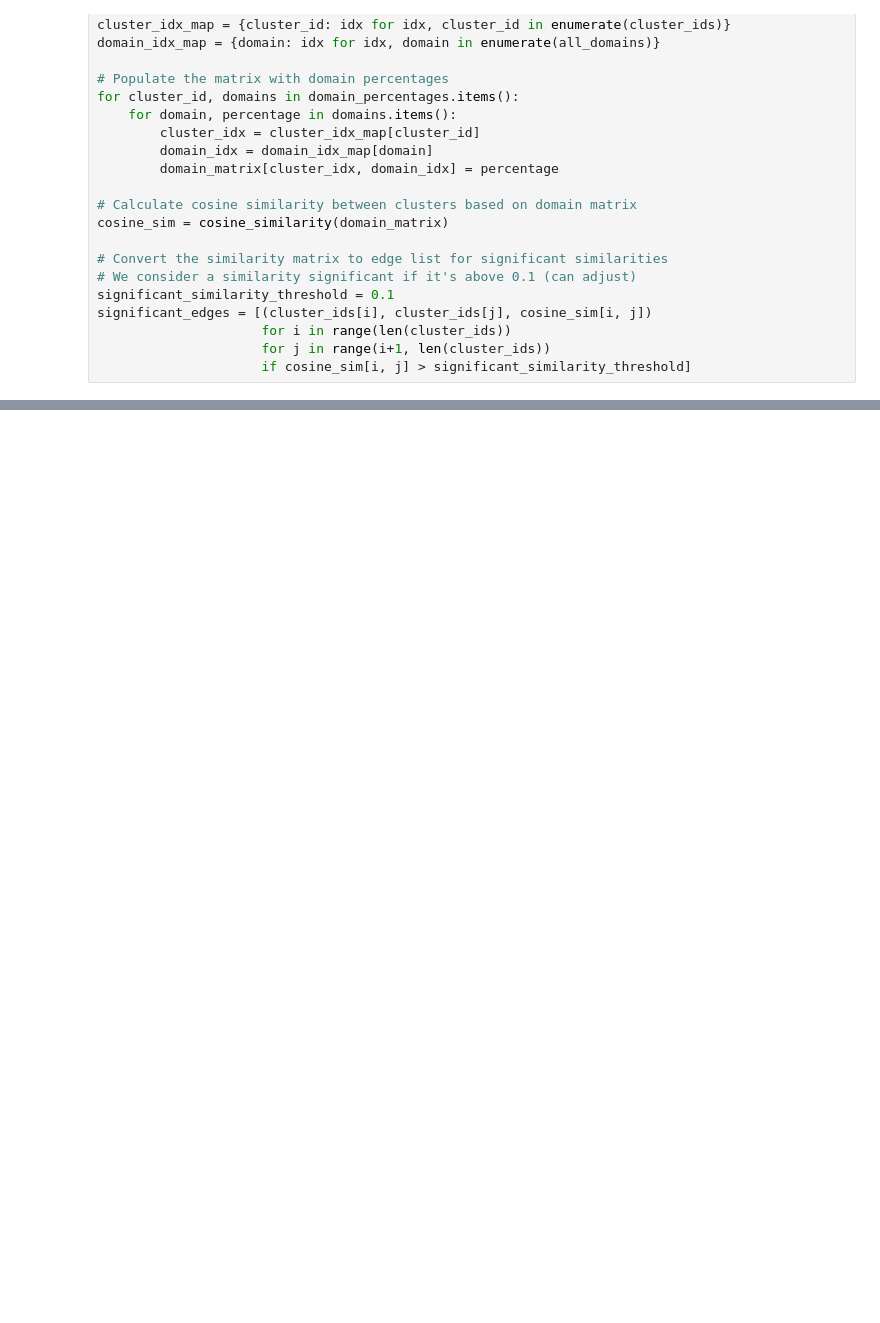
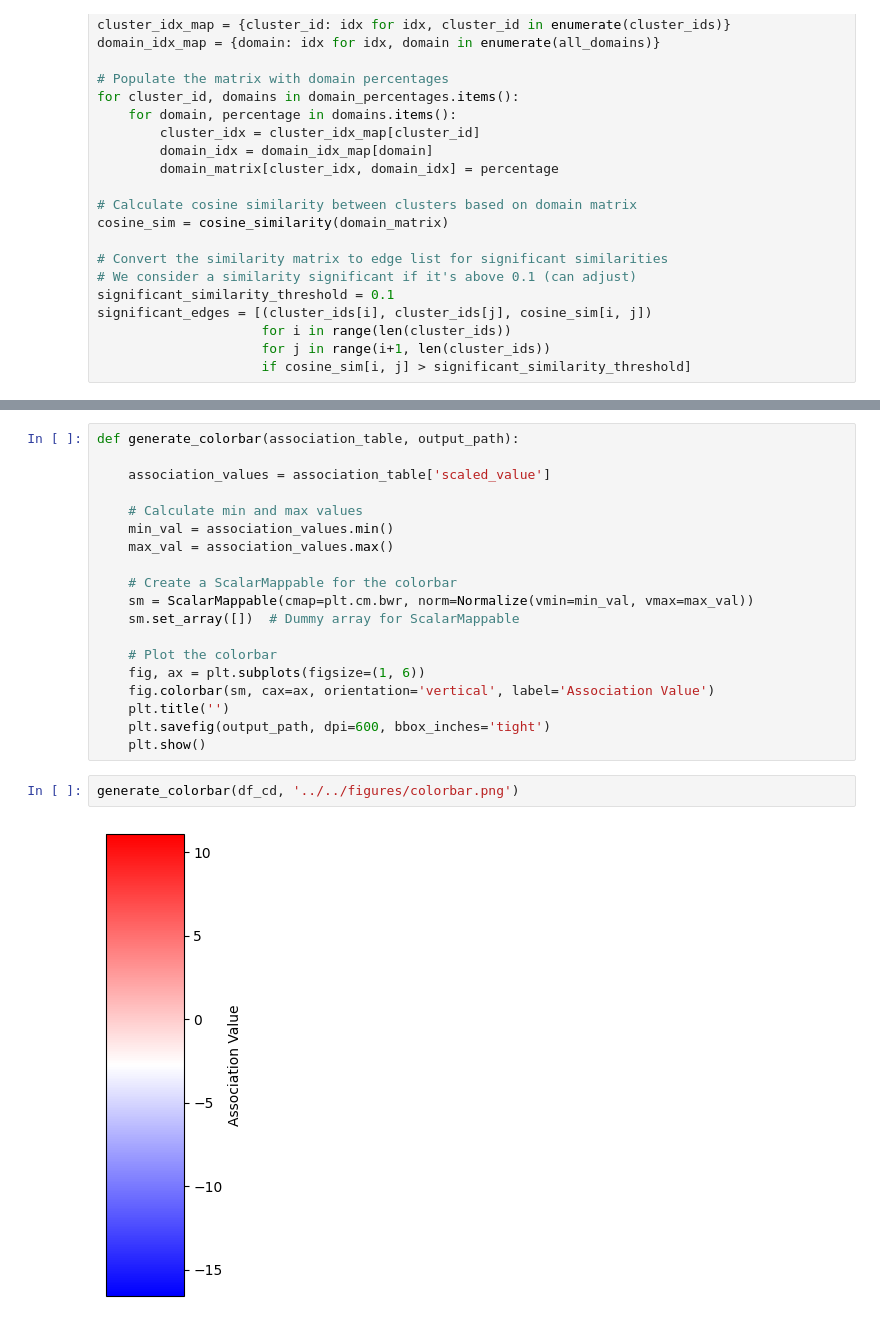
Before and after one commit to oliverdesa/Clustering_Metagenomics, a Jupyter notebook: src/clustering/network_plot.ipynb, the cells around one changed output, grey strips where cells are left out. Drawn from its saved outputs; the diff is of its cells as text; blank space fills up the shorter version.

```diff
--- a/src/clustering/network_plot.ipynb
+++ b/src/clustering/network_plot.ipynb
@@ -197,0 +289,23 @@ plt.show()
+# %%
+def generate_colorbar(association_table, output_path):
+
+    association_values = association_table['scaled_value']
+
+    # Calculate min and max values
+    min_val = association_values.min()
+    max_val = association_values.max()
+
+    # Create a ScalarMappable for the colorbar
+    sm = ScalarMappable(cmap=plt.cm.bwr, norm=Normalize(vmin=min_val, vmax=max_val))
+    sm.set_array([])  # Dummy array for ScalarMappable
+
+    # Plot the colorbar
+    fig, ax = plt.subplots(figsize=(1, 6))
+    fig.colorbar(sm, cax=ax, orientation='vertical', label='Association Value')
+    plt.title('')
+    plt.savefig(output_path, dpi=600, bbox_inches='tight')
+    plt.show()
+# %%
+generate_colorbar(df_cd, '../../figures/colorbar.png')
+# %% [output]
+[figure, added]
```
Also changed, not shown: parts of 8 cells of this notebook.
